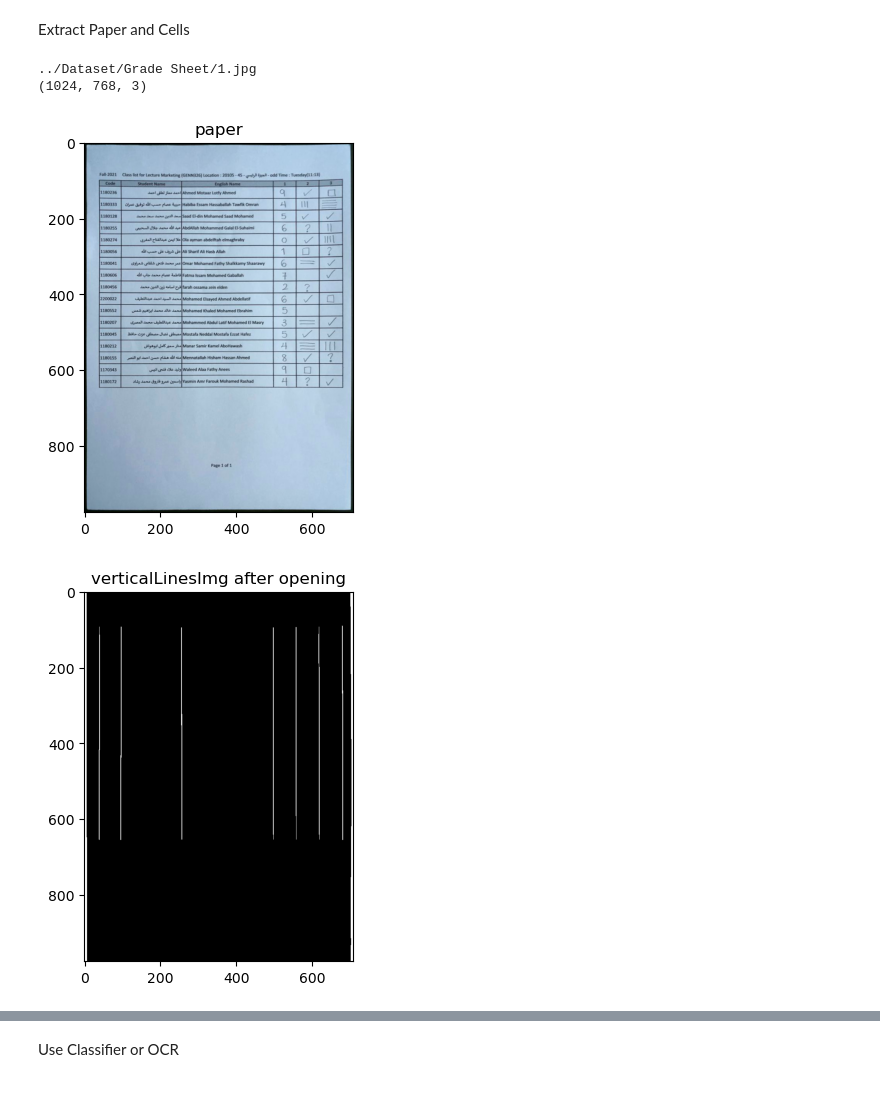
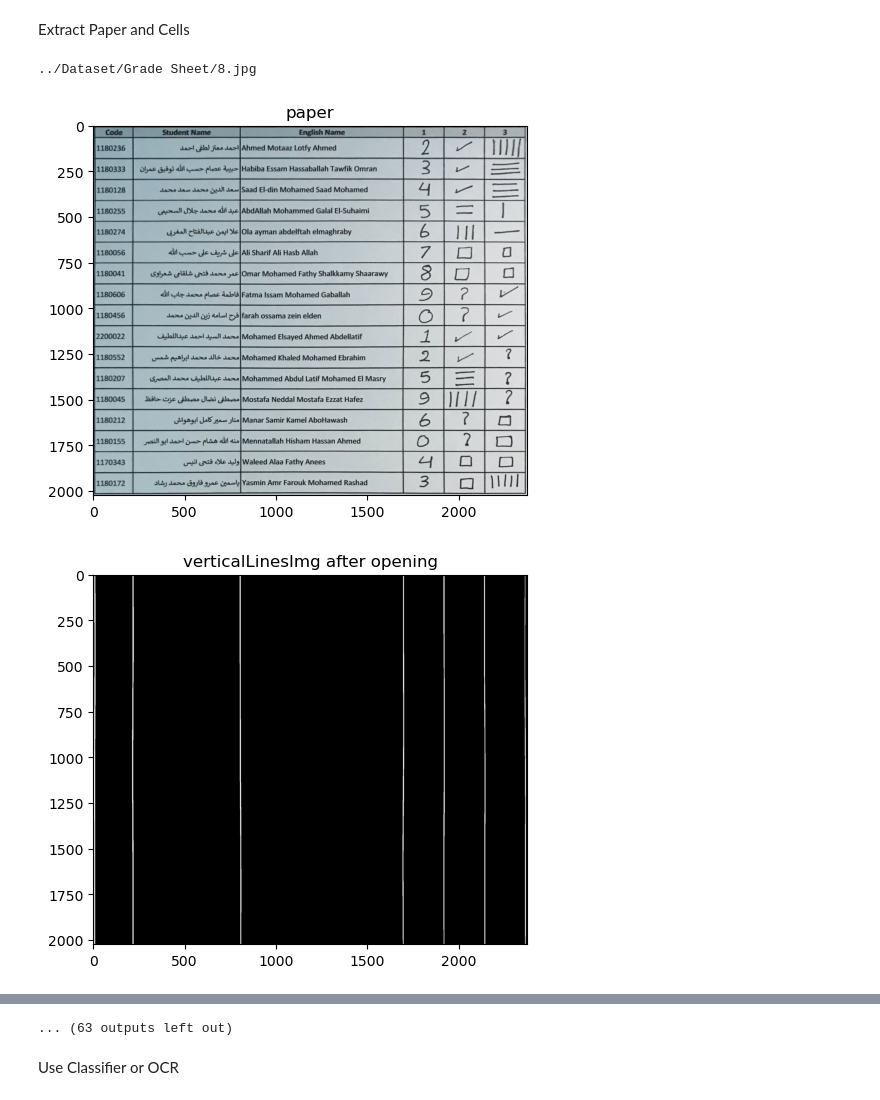
Before and after one commit to 3mr-mahmoud/grades-auto-filler, a Jupyter notebook: src/pipeline.ipynb, the cells around one changed output, grey strips where cells are left out. Drawn from its saved outputs; the diff is of its cells as text; code cells hidden in the pictures.

Commit message:
:bug: fix extract cells issues

```diff
--- a/src/pipeline.ipynb
+++ b/src/pipeline.ipynb
@@ -34,15 +31,15 @@ Accuracy: 0.9230769230769231
 # %% [markdown]
 Extract Paper and Cells
 # %%
-for i in range(3,22):
-    print(f"../Dataset/Grade Sheet/{i}.jpg")
-    image = cv2.imread(f"../Dataset/Grade Sheet/{i}.jpg")
-    paper = extract_paper(image)
-    show_images([paper], ['paper'])
-    df, rows, cols = extract_cells(paper)
-    processCells(df, digitsModel, symbolsModel)
+
+i = 8
+print(f"../Dataset/Grade Sheet/{i}.jpg")
+image = cv2.imread(f"../Dataset/Grade Sheet/{i}.jpg")
+paper = extract_paper(image)
+show_images([paper], ['paper'])
+df, rows, cols = extract_cells(paper)
+processCells(df, digitsModel, symbolsModel)
 # %% [output]
-../Dataset/Grade Sheet/1.jpg
-(1024, 768, 3)
+../Dataset/Grade Sheet/8.jpg
-[figure, old version]
+[figure, new version]
-[figure, old version]
+[figure, new version]
@@ -68,3 +71,4 @@ Rows: 18, Cols: 6
+... (63 outputs left out)
 # %% [markdown]
 Use Classifier or OCR
 # %%
```
Also changed, not shown: parts of 2 cells of this notebook, 1 other file.
